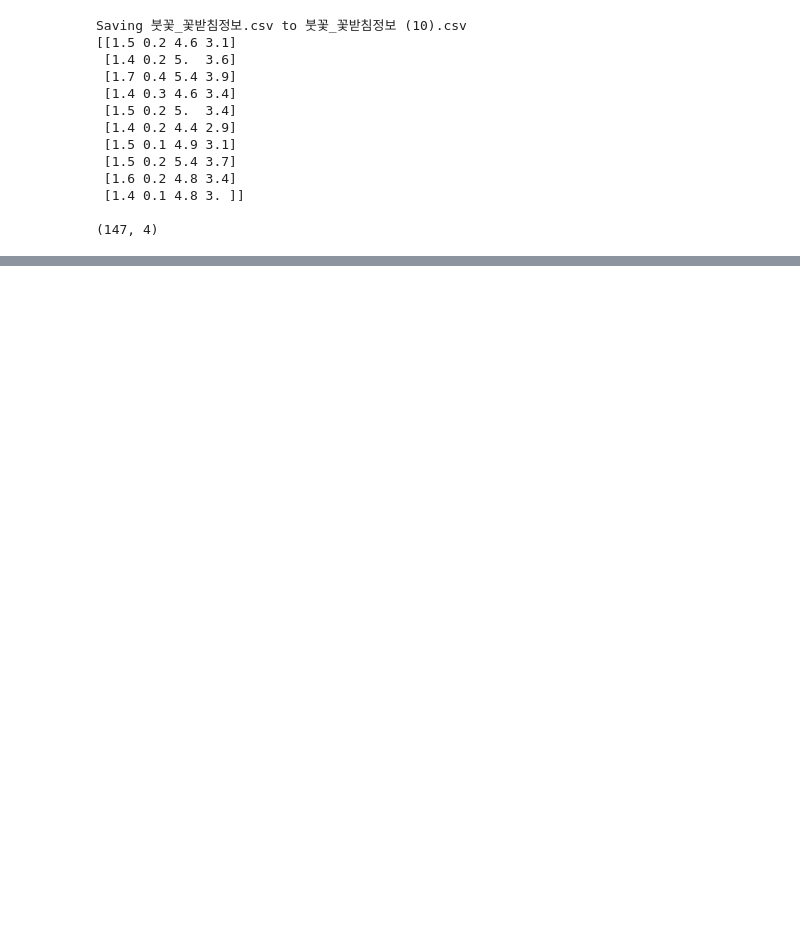
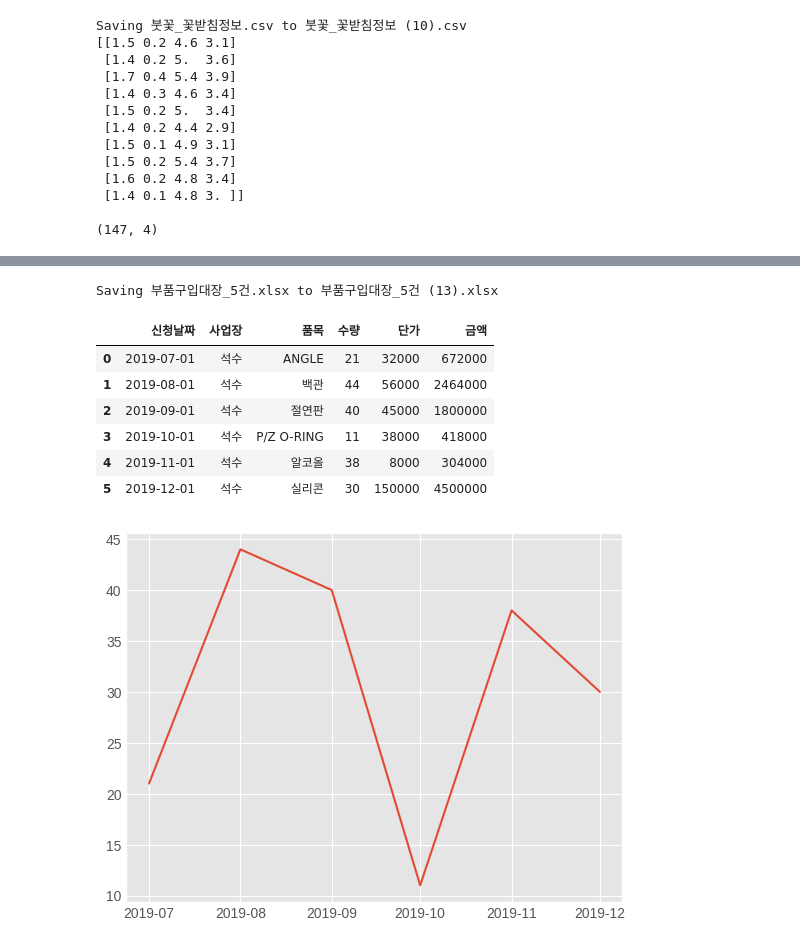
Before and after one commit to sm1118sm/DA, a Jupyter notebook: numpy.ipynb, the cells around one changed output, grey strips where cells are left out. Drawn from its saved outputs; the diff is of its cells as text; code cells hidden in the pictures; blank space fills up the shorter version.

```diff
--- a/numpy.ipynb
+++ b/numpy.ipynb
@@ -68,0 +102,16 @@ plt.show()
+# %%
+
+
+import pandas as pd
+import matplotlib.pyplot as plt
+from google.colab import files
+uploaded = files.upload()
+file_name = list(uploaded.keys())[0]
+df = pd.read_excel(file_name, skiprows=3)
+display(df)
+x = df['신청날짜']
+y = df['수량']
+plt.style.use('ggplot')
+plt.plot(x,y)
+plt.show()
+# %% [output]
@@ -68,0 +119,9 @@ plt.show()
+Saving 부품구입대장_5건.xlsx to 부품구입대장_5건 (13).xlsx
+|  | 신청날짜 | 사업장 | 품목 | 수량 | 단가 | 금액 |
+| 0 | 2019-07-01 | 석수 | ANGLE | 21 | 32000 | 672000 |
+| 1 | 2019-08-01 | 석수 | 백관 | 44 | 56000 | 2464000 |
+| 2 | 2019-09-01 | 석수 | 절연판 | 40 | 45000 | 1800000 |
+| 3 | 2019-10-01 | 석수 | P/Z O-RING | 11 | 38000 | 418000 |
+| 4 | 2019-11-01 | 석수 | 알코올 | 38 | 8000 | 304000 |
+| 5 | 2019-12-01 | 석수 | 실리콘 | 30 | 150000 | 4500000 |
+[figure, added]
```
Also changed, not shown: parts of 3 cells of this notebook.
